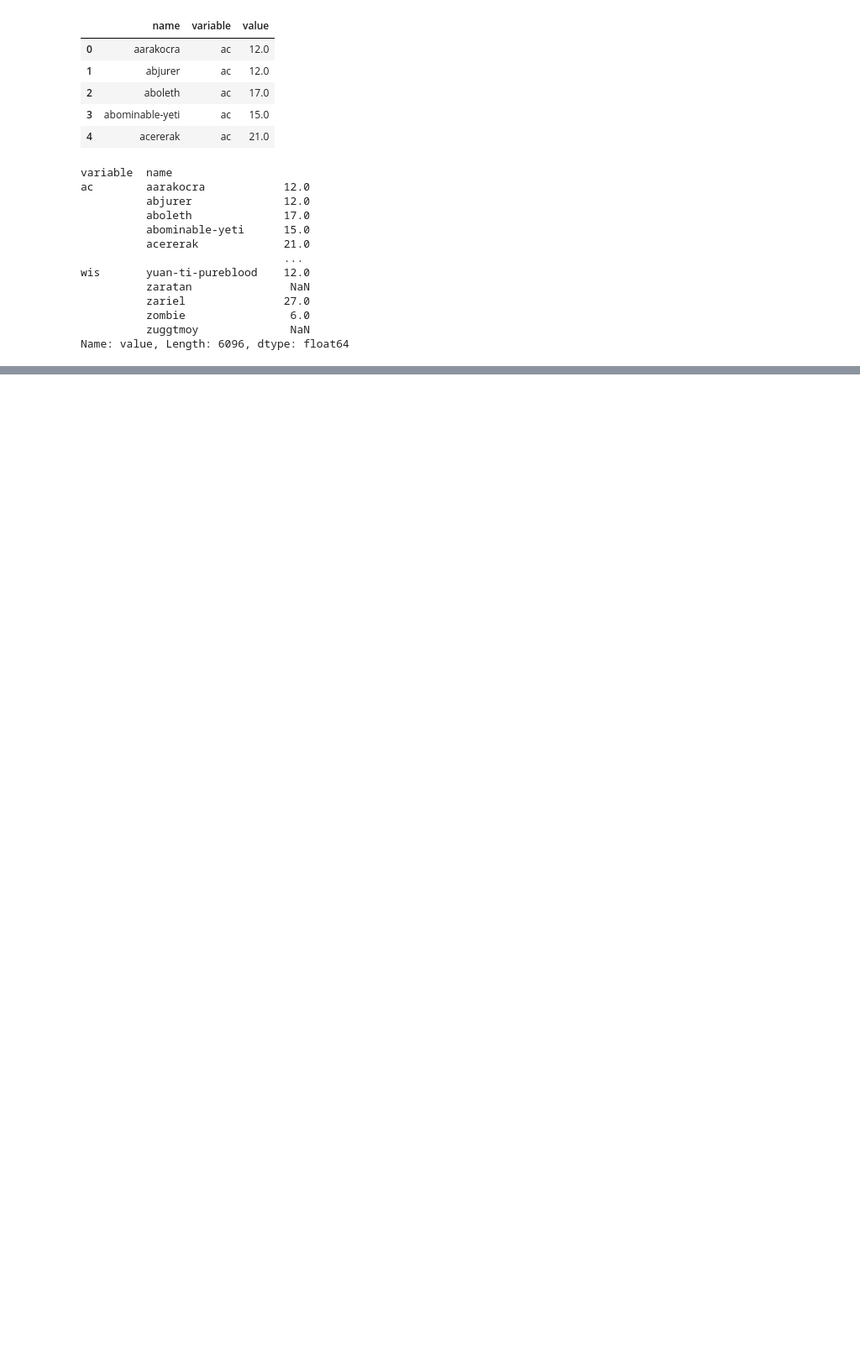
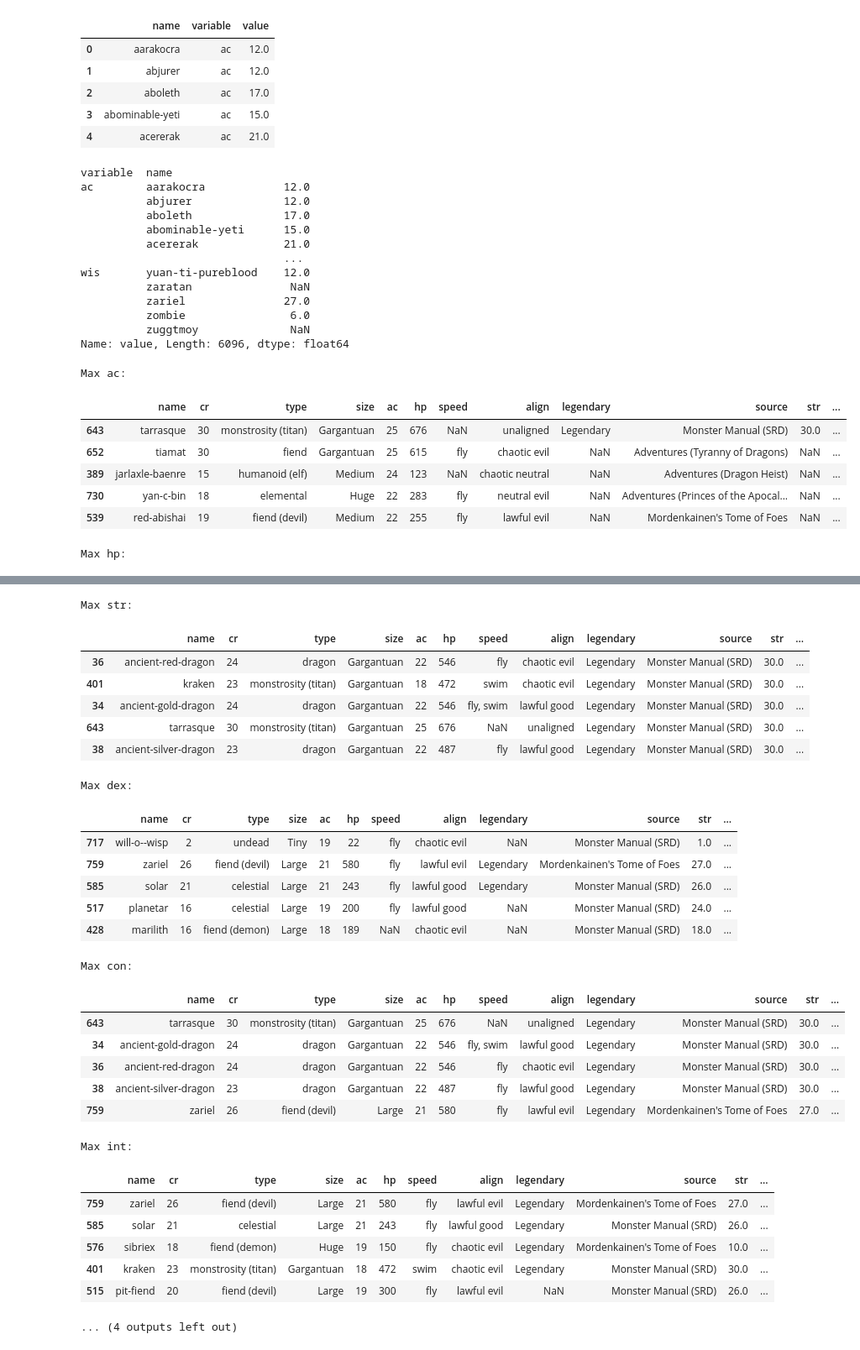
Before and after one commit to seancary62/DND_Tools, a Jupyter notebook: dnd-5e-monster-exploration.ipynb, the cells around one changed output, grey strips where cells are left out. Shown: that part at 84% size. Cells and saved outputs as stored; diff of their text form; code cells hidden in the pictures; blank space fills up the shorter version.

```diff
--- a/dnd-5e-monster-exploration.ipynb
+++ b/dnd-5e-monster-exploration.ipynb
@@ -146,3 +149,19 @@ wis       yuan-ti-pureblood    12.0
           zombie                6.0
           zuggtmoy              NaN
 Name: value, Length: 6096, dtype: float64
+# %%
+
+attr_list = ['ac','hp','str','dex','con','int','wis','cha']
+
+for item in attr_list:
+        print(f'Max {item}:\n')
+        display(monsters_df.sort_values(item,ascending=False).dropna(subset=item).iloc[0:5].drop(columns='url'))
+# %% [output]
+Max ac:
+|  | name | cr | type | size | ac | hp | speed | align | legendary | source | str | ... |
+| 643 | tarrasque | 30 | monstrosity (titan) | Gargantuan | 25 | 676 | NaN | unaligned | Legendary | Monster Manual (SRD) | 30.0 | ... |
+| 652 | tiamat | 30 | fiend | Gargantuan | 25 | 615 | fly | chaotic evil | NaN | Adventures (Tyranny of Dragons) | NaN | ... |
+| 389 | jarlaxle-baenre | 15 | humanoid (elf) | Medium | 24 | 123 | NaN | chaotic neutral | NaN | Adventures (Dragon Heist) | NaN | ... |
+| 730 | yan-c-bin | 18 | elemental | Huge | 22 | 283 | fly | neutral evil | NaN | Adventures (Princes of the Apocal... | NaN | ... |
+| 539 | red-abishai | 19 | fiend (devil) | Medium | 22 | 255 | fly | lawful evil | NaN | Mordenkainen's Tome of Foes | NaN | ... |
+Max hp:
@@ -148,0 +174,29 @@ Name: value, Length: 6096, dtype: float64
+Max str:
+|  | name | cr | type | size | ac | hp | speed | align | legendary | source | str | ... |
+| 36 | ancient-red-dragon | 24 | dragon | Gargantuan | 22 | 546 | fly | chaotic evil | Legendary | Monster Manual (SRD) | 30.0 | ... |
+| 401 | kraken | 23 | monstrosity (titan) | Gargantuan | 18 | 472 | swim | chaotic evil | Legendary | Monster Manual (SRD) | 30.0 | ... |
+| 34 | ancient-gold-dragon | 24 | dragon | Gargantuan | 22 | 546 | fly, swim | lawful good | Legendary | Monster Manual (SRD) | 30.0 | ... |
+| 643 | tarrasque | 30 | monstrosity (titan) | Gargantuan | 25 | 676 | NaN | unaligned | Legendary | Monster Manual (SRD) | 30.0 | ... |
+| 38 | ancient-silver-dragon | 23 | dragon | Gargantuan | 22 | 487 | fly | lawful good | Legendary | Monster Manual (SRD) | 30.0 | ... |
+Max dex:
+|  | name | cr | type | size | ac | hp | speed | align | legendary | source | str | ... |
+| 717 | will-o--wisp | 2 | undead | Tiny | 19 | 22 | fly | chaotic evil | NaN | Monster Manual (SRD) | 1.0 | ... |
+| 759 | zariel | 26 | fiend (devil) | Large | 21 | 580 | fly | lawful evil | Legendary | Mordenkainen's Tome of Foes | 27.0 | ... |
+| 585 | solar | 21 | celestial | Large | 21 | 243 | fly | lawful good | Legendary | Monster Manual (SRD) | 26.0 | ... |
+| 517 | planetar | 16 | celestial | Large | 19 | 200 | fly | lawful good | NaN | Monster Manual (SRD) | 24.0 | ... |
+| 428 | marilith | 16 | fiend (demon) | Large | 18 | 189 | NaN | chaotic evil | NaN | Monster Manual (SRD) | 18.0 | ... |
+Max con:
+|  | name | cr | type | size | ac | hp | speed | align | legendary | source | str | ... |
+| 643 | tarrasque | 30 | monstrosity (titan) | Gargantuan | 25 | 676 | NaN | unaligned | Legendary | Monster Manual (SRD) | 30.0 | ... |
+| 34 | ancient-gold-dragon | 24 | dragon | Gargantuan | 22 | 546 | fly, swim | lawful good | Legendary | Monster Manual (SRD) | 30.0 | ... |
+| 36 | ancient-red-dragon | 24 | dragon | Gargantuan | 22 | 546 | fly | chaotic evil | Legendary | Monster Manual (SRD) | 30.0 | ... |
+| 38 | ancient-silver-dragon | 23 | dragon | Gargantuan | 22 | 487 | fly | lawful good | Legendary | Monster Manual (SRD) | 30.0 | ... |
+| 759 | zariel | 26 | fiend (devil) | Large | 21 | 580 | fly | lawful evil | Legendary | Mordenkainen's Tome of Foes | 27.0 | ... |
+Max int:
+|  | name | cr | type | size | ac | hp | speed | align | legendary | source | str | ... |
+| 759 | zariel | 26 | fiend (devil) | Large | 21 | 580 | fly | lawful evil | Legendary | Mordenkainen's Tome of Foes | 27.0 | ... |
+| 585 | solar | 21 | celestial | Large | 21 | 243 | fly | lawful good | Legendary | Monster Manual (SRD) | 26.0 | ... |
+| 576 | sibriex | 18 | fiend (demon) | Huge | 19 | 150 | fly | chaotic evil | Legendary | Mordenkainen's Tome of Foes | 10.0 | ... |
+| 401 | kraken | 23 | monstrosity (titan) | Gargantuan | 18 | 472 | swim | chaotic evil | Legendary | Monster Manual (SRD) | 30.0 | ... |
+| 515 | pit-fiend | 20 | fiend (devil) | Large | 19 | 300 | fly | lawful evil | NaN | Monster Manual (SRD) | 26.0 | ... |
+... (4 outputs left out)
```
Also changed, not shown: parts of 9 cells of this notebook.
